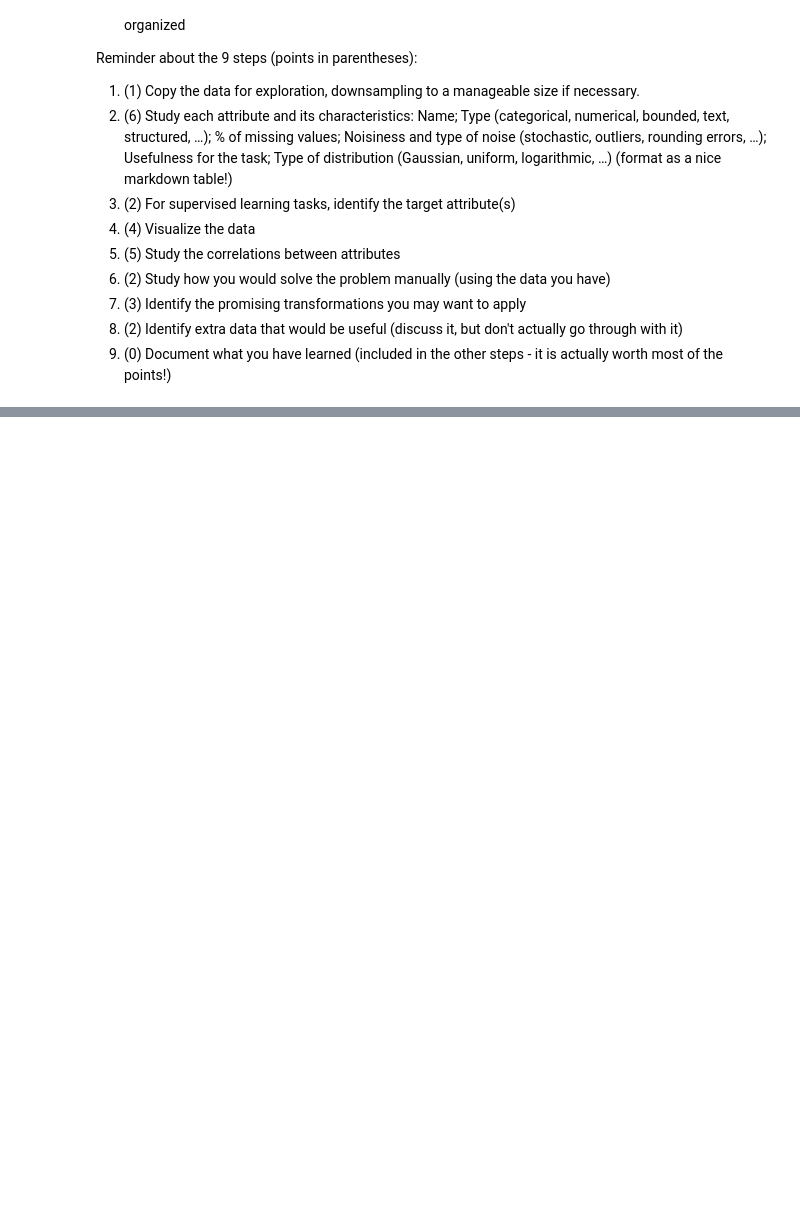
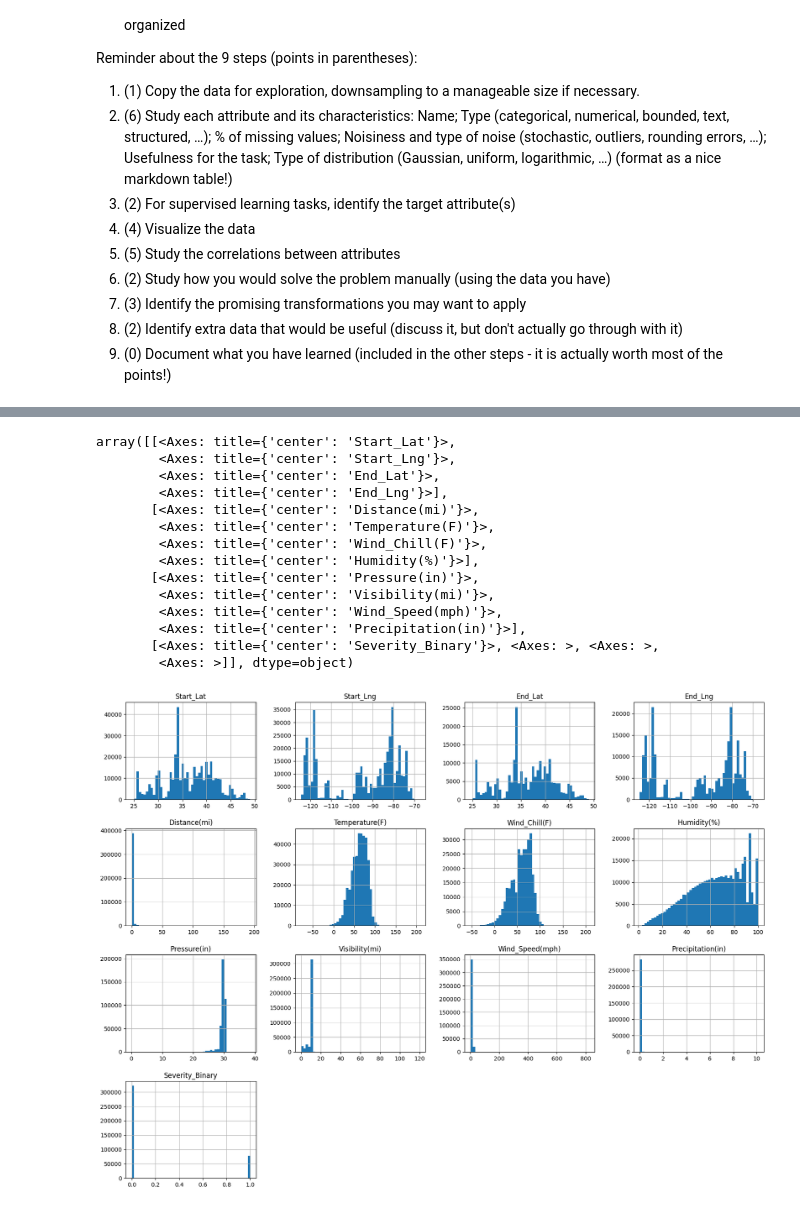
Before and after one commit to fuentesa02/MLFinalProject, a Jupyter notebook: Accidents.ipynb, the cells around one changed output, grey strips where cells are left out. Saved outputs shown, nothing was run; the diff lists cells and outputs as text; code cells hidden in the pictures; blank space fills up the shorter version.

```diff
--- a/Accidents.ipynb
+++ b/Accidents.ipynb
@@ -233,3 +238,7 @@ Reminder about the 9 steps (points in parentheses):
 7. (3) Identify the promising transformations you may want to apply
 8. (2) Identify extra data that would be useful (discuss it, but don't actually go through with it)
 9. (0) Document what you have learned (included in the other steps - it is actually worth most of the points!)
+# %%
+X_combined = X_train.copy()
+
+y_combined = y_train.copy()
@@ -235,0 +346,10 @@ Reminder about the 9 steps (points in parentheses):
+# %%
+from sklearn.feature_selection import VarianceThreshold
+
+# Remove features with low variance
+selector = VarianceThreshold(threshold=0.01)  # Adjust threshold as needed
+selector.fit(X_combined)
+
+# Features that passed the threshold
+low_variance_features = X_combined.columns[~selector.get_support()]
+print("Low variance features to drop:", low_variance_features)
@@ -235,0 +358,27 @@ Reminder about the 9 steps (points in parentheses):
+# %%
+# Initialize and train the RandomForest model
+model = RandomForestClassifier(random_state=42)
+model.fit(X_combined, y_combined)
+
+# Extract feature importances
+feature_importances = model.feature_importances_
+
+# Create a DataFrame with the feature names and their importance
+feature_importances_df = pd.DataFrame(
+    {"Feature": X_combined.columns, "Importance": feature_importances}
+)
+
+# Sort the Dataframe by importance
+feature_importances_df = feature_importances_df.sort_values("Importance", ascending=False)
+
+# Display the feature importances
+print(feature_importances_df)
+
+# Plot the feature importances
+plt.figure(figsize=(10, 6))
+plt.barh(feature_importances_df["Feature"], feature_importances_df["Importance"])
+plt.xlabel("Importance")
+plt.ylabel("Feature")
+plt.title("Feature Importances")
+plt.gca().invert_yaxis()
+plt.show()
@@ -235,0 +387,2 @@ Reminder about the 9 steps (points in parentheses):
+# %%
+data = pd.concat([X_combined, y_combined], axis=1)
@@ -235,0 +411,18 @@ Reminder about the 9 steps (points in parentheses):
+# %%
+data.hist(bins=50, figsize=(20,15))
+# %% [output]
+array([[<Axes: title={'center': 'Start_Lat'}>,
+        <Axes: title={'center': 'Start_Lng'}>,
+        <Axes: title={'center': 'End_Lat'}>,
+        <Axes: title={'center': 'End_Lng'}>],
+       [<Axes: title={'center': 'Distance(mi)'}>,
+        <Axes: title={'center': 'Temperature(F)'}>,
+        <Axes: title={'center': 'Wind_Chill(F)'}>,
+        <Axes: title={'center': 'Humidity(%)'}>],
+       [<Axes: title={'center': 'Pressure(in)'}>,
+        <Axes: title={'center': 'Visibility(mi)'}>,
+        <Axes: title={'center': 'Wind_Speed(mph)'}>,
+        <Axes: title={'center': 'Precipitation(in)'}>],
+       [<Axes: title={'center': 'Severity_Binary'}>, <Axes: >, <Axes: >,
+        <Axes: >]], dtype=object)
+[figure, added]
```
Also changed, not shown: parts of 24 cells of this notebook.
